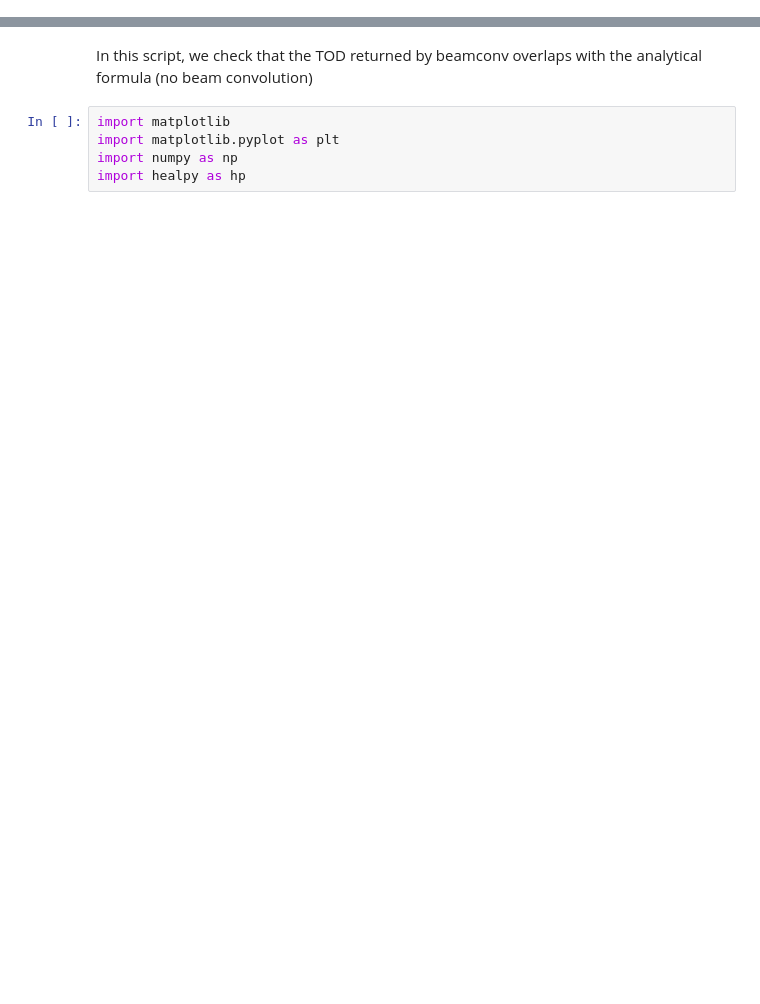
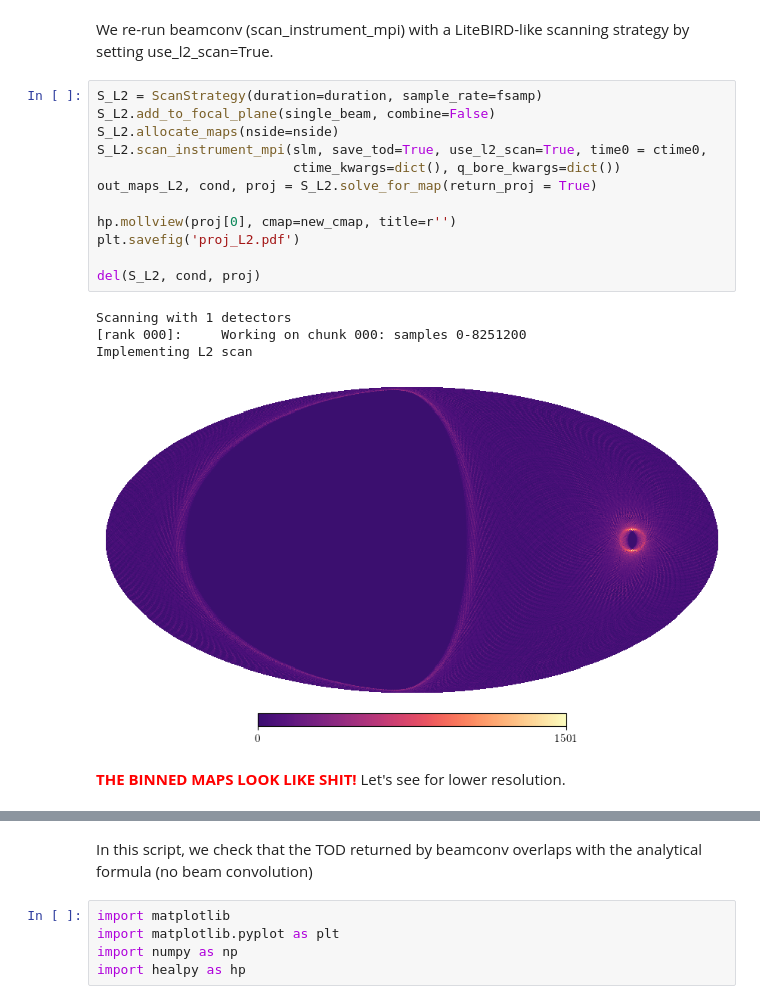
Before and after one commit to martamonelli/beamconv_again, a Jupyter notebook: notebooks/LiteBIRD-like.ipynb, the cells around one changed output, grey strips where cells are left out. Drawn from its saved outputs; the diff is of its cells as text; blank space fills up the shorter version.

```diff
--- a/notebooks/LiteBIRD-like.ipynb
+++ b/notebooks/LiteBIRD-like.ipynb
@@ -2,0 +117,22 @@
+# %% [markdown]
+We re-run beamconv (scan_instrument_mpi) with a LiteBIRD-like scanning strategy by setting use_l2_scan=True.
+# %%
+S_L2 = ScanStrategy(duration=duration, sample_rate=fsamp)
+S_L2.add_to_focal_plane(single_beam, combine=False)
+S_L2.allocate_maps(nside=nside)
+S_L2.scan_instrument_mpi(slm, save_tod=True, use_l2_scan=True, time0 = ctime0,
+                         ctime_kwargs=dict(), q_bore_kwargs=dict())
+out_maps_L2, cond, proj = S_L2.solve_for_map(return_proj = True)
+
+hp.mollview(proj[0], cmap=new_cmap, title=r'')
+plt.savefig('proj_L2.pdf')
+
+del(S_L2, cond, proj)
+# %% [output]
+Scanning with 1 detectors
+[rank 000]:     Working on chunk 000: samples 0-8251200
+Implementing L2 scan
+[figure, added]
+# %% [markdown]
+<b style="color:red;">THE BINNED MAPS LOOK LIKE SHIT!</b>
+Let's see for lower resolution.
```
Also changed, not shown: parts of 44 cells of this notebook, 2 other files.
